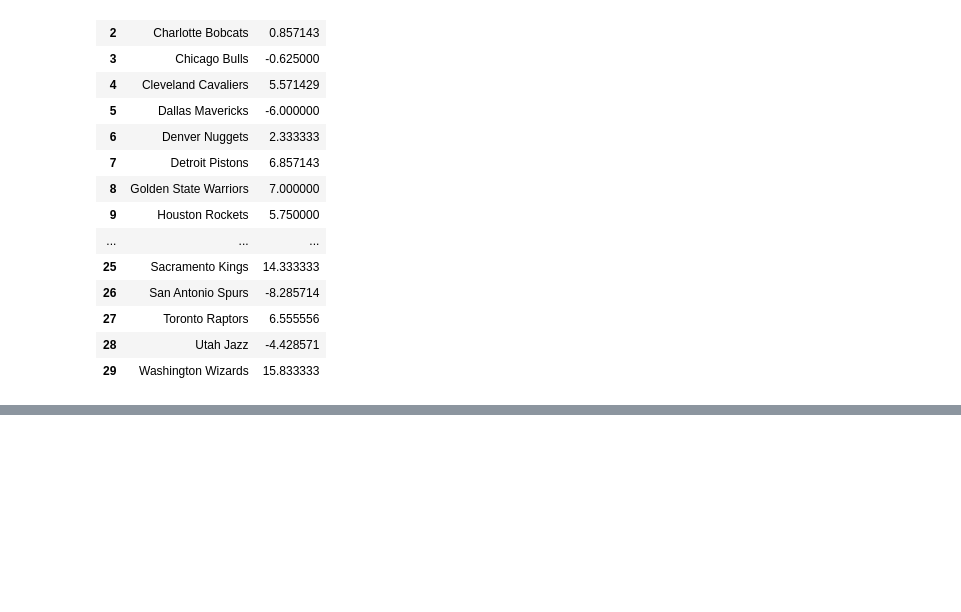
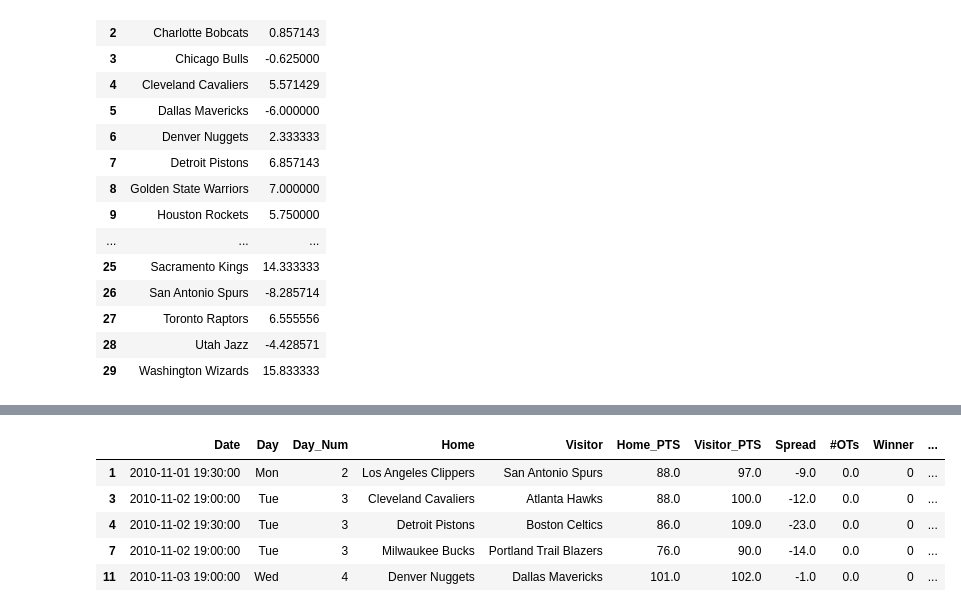
Before and after one commit to ntozer/nba-game-predictor, a Jupyter notebook: prepare_data.ipynb, the cells around one changed output, grey strips where cells are left out. Cells and saved outputs as stored; diff of their text form; code cells hidden in the pictures; blank space fills up the shorter version.

```diff
--- a/prepare_data.ipynb
+++ b/prepare_data.ipynb
@@ -171,0 +186,9 @@ df.groupby('Visitor', as_index=False)['Spread'].mean()
+# %%
+df_vw.head()
+# %% [output]
+|  | Date | Day | Day_Num | Home | Visitor | Home_PTS | Visitor_PTS | Spread | #OTs | Winner | ... |
+| 1 | 2010-11-01 19:30:00 | Mon | 2 | Los Angeles Clippers | San Antonio Spurs | 88.0 | 97.0 | -9.0 | 0.0 | 0 | ... |
+| 3 | 2010-11-02 19:00:00 | Tue | 3 | Cleveland Cavaliers | Atlanta Hawks | 88.0 | 100.0 | -12.0 | 0.0 | 0 | ... |
+| 4 | 2010-11-02 19:30:00 | Tue | 3 | Detroit Pistons | Boston Celtics | 86.0 | 109.0 | -23.0 | 0.0 | 0 | ... |
+| 7 | 2010-11-02 19:00:00 | Tue | 3 | Milwaukee Bucks | Portland Trail Blazers | 76.0 | 90.0 | -14.0 | 0.0 | 0 | ... |
+| 11 | 2010-11-03 19:00:00 | Wed | 4 | Denver Nuggets | Dallas Mavericks | 101.0 | 102.0 | -1.0 | 0.0 | 0 | ... |
```
Also changed, not shown: parts of 10 cells of this notebook.
